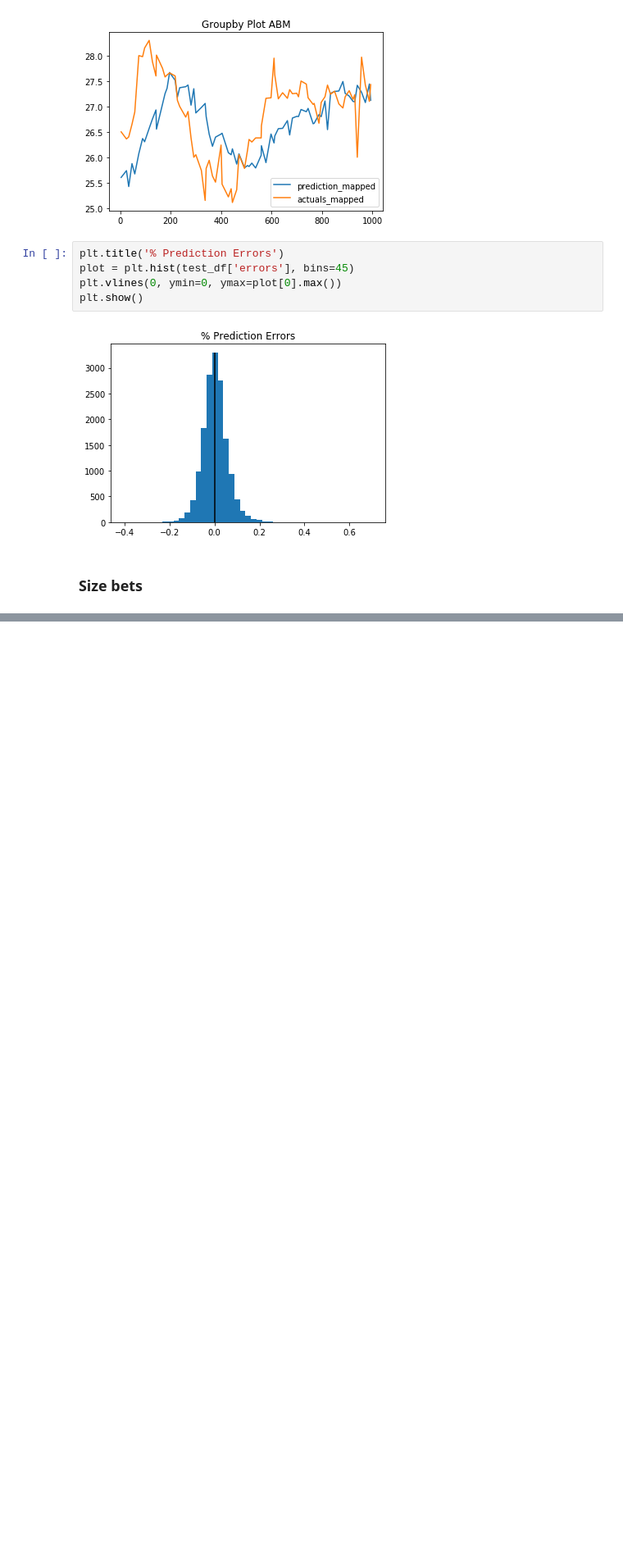
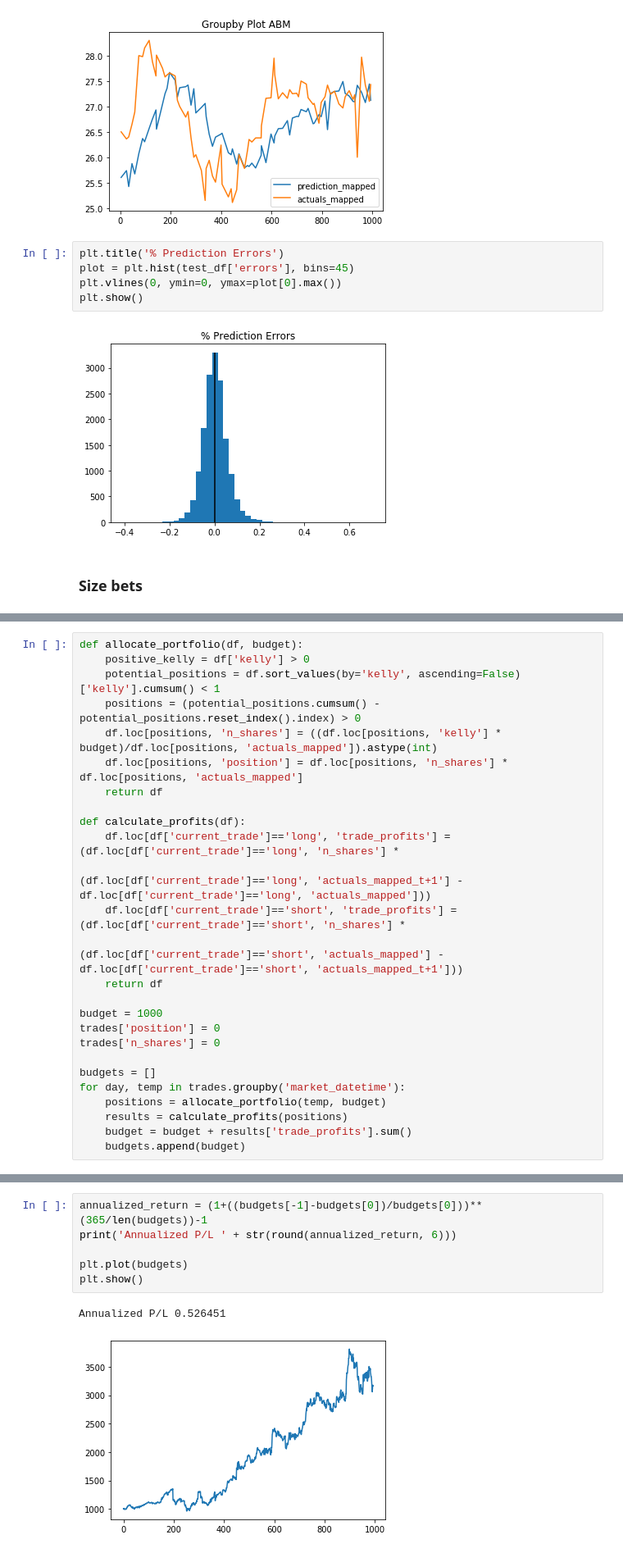
Before and after one commit to rbetzler/fun-times-in-python, a Jupyter notebook: finance/data_science/exploration/20191215_lstm_multiple_stocks.ipynb, the cells around one changed output, grey strips where cells are left out. Shown at 82% size. Saved outputs shown, nothing was run; the diff lists cells and outputs as text; blank space fills up the shorter version.

```diff
--- a/finance/data_science/exploration/20191215_lstm_multiple_stocks.ipynb
+++ b/finance/data_science/exploration/20191215_lstm_multiple_stocks.ipynb
@@ -315,0 +343,26 @@ plt.show()
+# %%
+def allocate_portfolio(df, budget):
+    positive_kelly = df['kelly'] > 0
+    potential_positions = df.sort_values(by='kelly', ascending=False)['kelly'].cumsum() < 1
+    positions = (potential_positions.cumsum() - potential_positions.reset_index().index) > 0
+    df.loc[positions, 'n_shares'] = ((df.loc[positions, 'kelly'] * budget)/df.loc[positions, 'actuals_mapped']).astype(int)
+    df.loc[positions, 'position'] = df.loc[positions, 'n_shares'] * df.loc[positions, 'actuals_mapped']
+    return df
+
+def calculate_profits(df):
+    df.loc[df['current_trade']=='long', 'trade_profits'] = (df.loc[df['current_trade']=='long', 'n_shares'] *
+                                                            (df.loc[df['current_trade']=='long', 'actuals_mapped_t+1'] - df.loc[df['current_trade']=='long', 'actuals_mapped']))
+    df.loc[df['current_trade']=='short', 'trade_profits'] = (df.loc[df['current_trade']=='short', 'n_shares'] *
+                                                             (df.loc[df['current_trade']=='short', 'actuals_mapped'] - df.loc[df['current_trade']=='short', 'actuals_mapped_t+1']))
+    return df
+
+budget = 1000
+trades['position'] = 0
+trades['n_shares'] = 0
+
+budgets = []
+for day, temp in trades.groupby('market_datetime'):
+    positions = allocate_portfolio(temp, budget)
+    results = calculate_profits(positions)
+    budget = budget + results['trade_profits'].sum()
+    budgets.append(budget)
@@ -315,0 +420,9 @@ plt.show()
+# %%
+annualized_return = (1+((budgets[-1]-budgets[0])/budgets[0]))**(365/len(budgets))-1
+print('Annualized P/L ' + str(round(annualized_return, 6)))
+
+plt.plot(budgets)
+plt.show()
+# %% [output]
+Annualized P/L 0.526451
+[figure, added]
```
Also changed, not shown: parts of 10 cells of this notebook.
